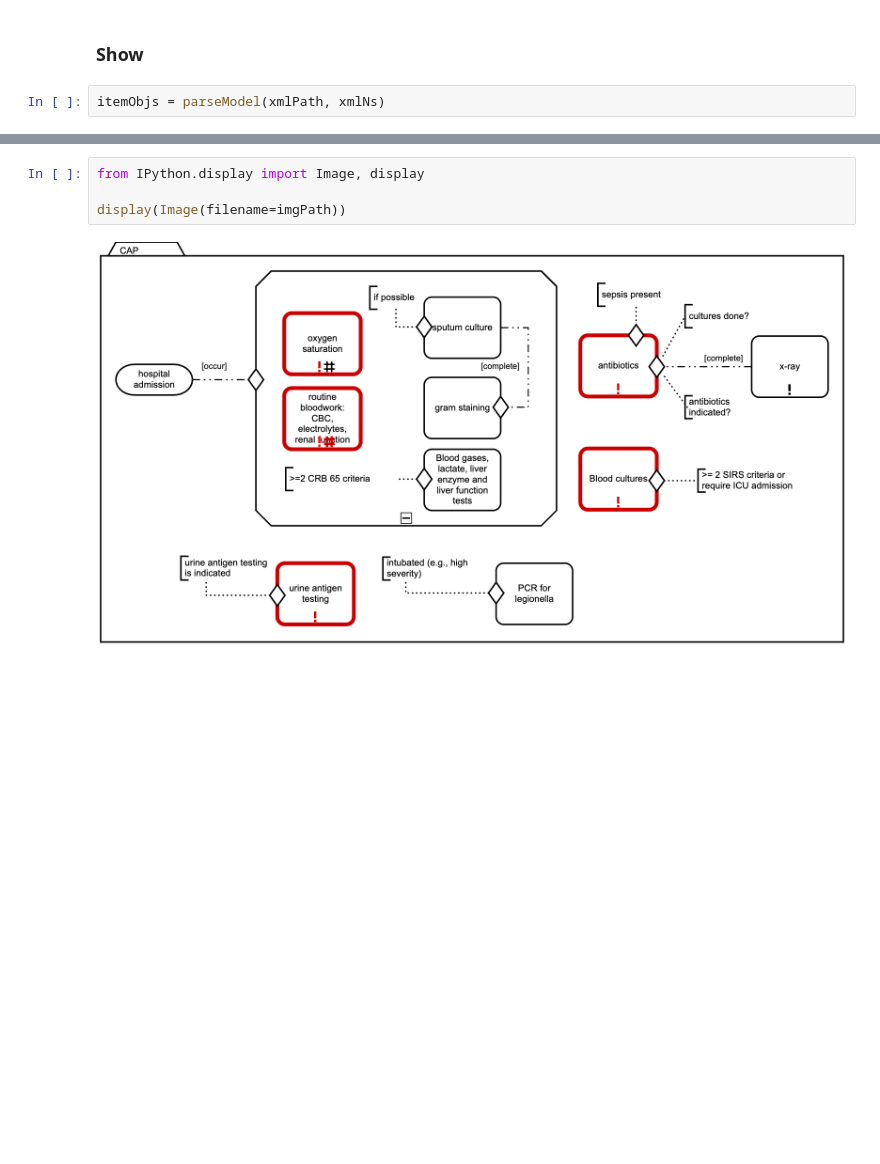
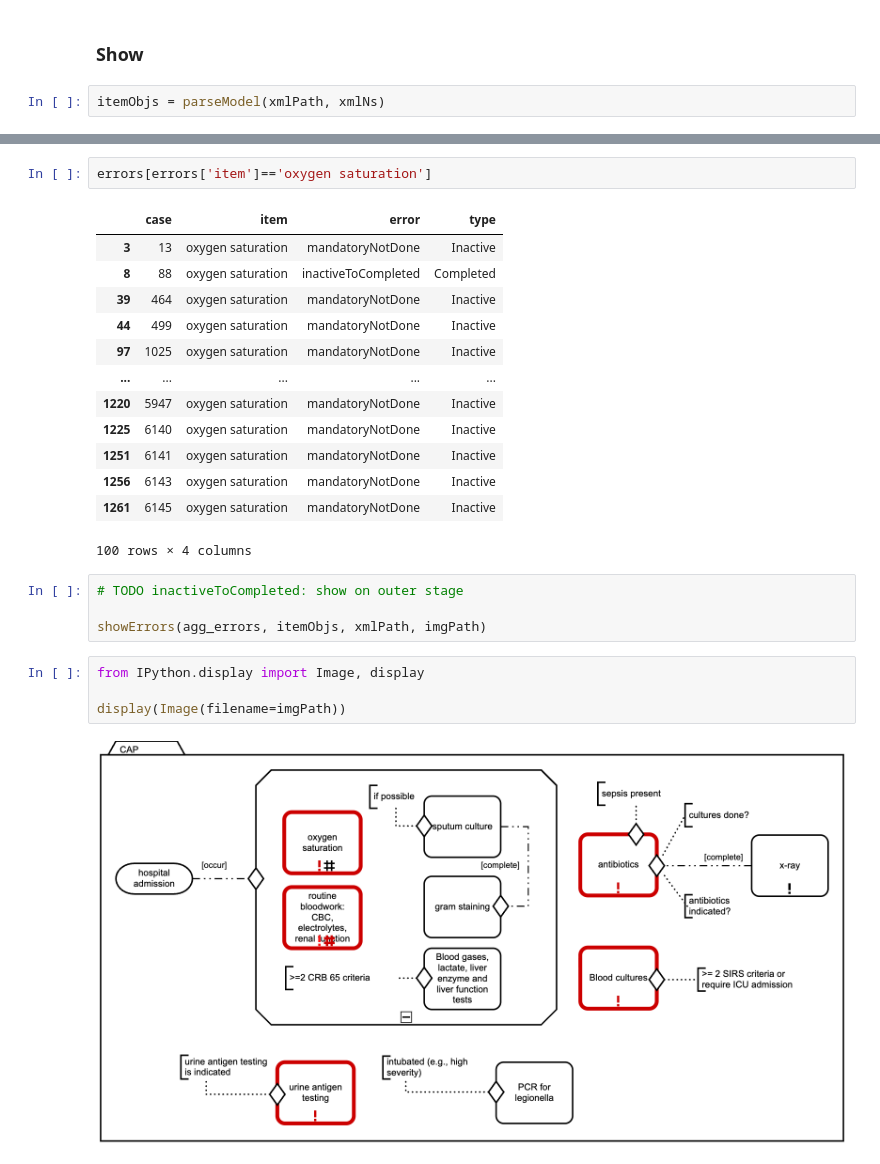
Before and after one commit to william-vw/cmmn3, a Jupyter notebook: run.ipynb, the cells around one changed output, grey strips where cells are left out. Drawn from its saved outputs; the diff is of its cells as text; blank space fills up the shorter version.

```diff
--- a/run.ipynb
+++ b/run.ipynb
@@ -54,3 +72,23 @@ showErrors(out, itemObjs, xmlPath, imgPath)
+# %%
+errors[errors['item']=='oxygen saturation']
+# %% [output]
+|  | case | item | error | type |
+| 3 | 13 | oxygen saturation | mandatoryNotDone | Inactive |
+| 8 | 88 | oxygen saturation | inactiveToCompleted | Completed |
+| 39 | 464 | oxygen saturation | mandatoryNotDone | Inactive |
+| 44 | 499 | oxygen saturation | mandatoryNotDone | Inactive |
+| 97 | 1025 | oxygen saturation | mandatoryNotDone | Inactive |
+| ... | ... | ... | ... | ... |
+| 1220 | 5947 | oxygen saturation | mandatoryNotDone | Inactive |
+| 1225 | 6140 | oxygen saturation | mandatoryNotDone | Inactive |
+| 1251 | 6141 | oxygen saturation | mandatoryNotDone | Inactive |
+| 1256 | 6143 | oxygen saturation | mandatoryNotDone | Inactive |
+| 1261 | 6145 | oxygen saturation | mandatoryNotDone | Inactive |
+100 rows × 4 columns
+# %%
+# TODO inactiveToCompleted: show on outer stage
+
+showErrors(agg_errors, itemObjs, xmlPath, imgPath)
 # %%
 from IPython.display import Image, display
 
```
Also changed, not shown: parts of 4 cells of this notebook, 10 other files.
